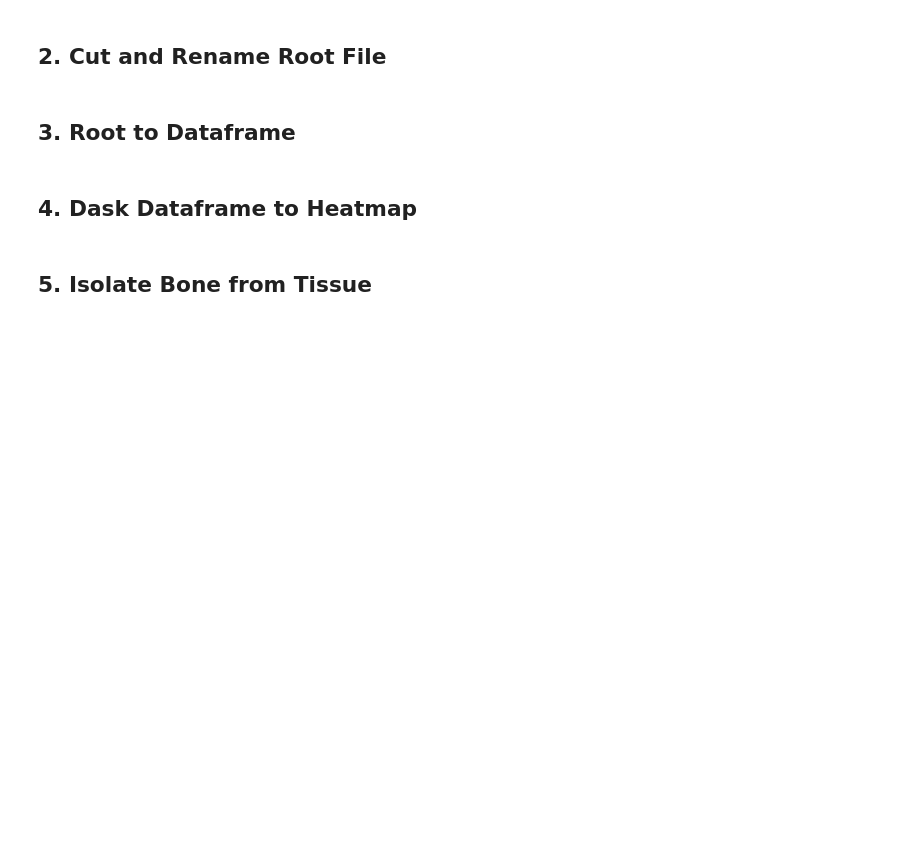
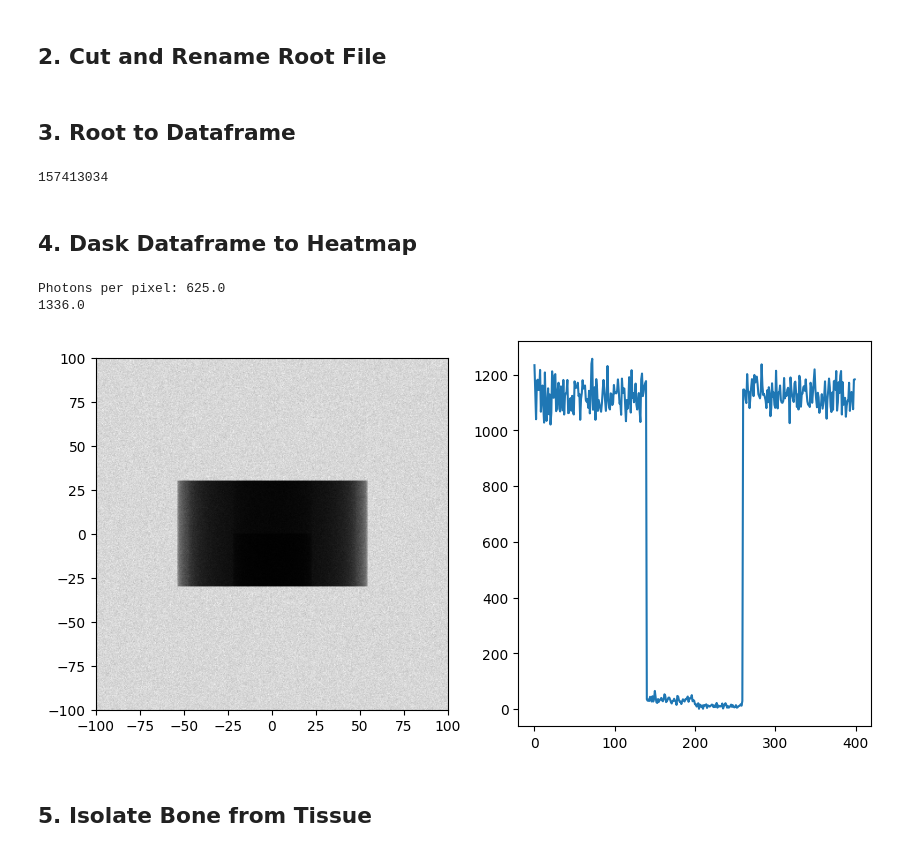
Before and after one commit to miguelcomett/G4_IFI-Team_2024, a Jupyter notebook: miguelcomett/Radiography_Processing.ipynb, the cells around one changed output. Drawn from its saved outputs; the diff is of its cells as text; code cells hidden in the pictures; blank space fills up the shorter version.

```diff
--- a/miguelcomett/Radiography_Processing.ipynb
+++ b/miguelcomett/Radiography_Processing.ipynb
@@ -130,7 +130,7 @@ def root_to_dask(directory, root_name_starts, tree_name, x_branch, y_branch):
         return dask_df
 # %%
 directory = 'RESULTS/'
-root_name_starts = "merge0"
+root_name_starts = "double_40k_100M"
 
 tree_name = "Photons"
 x_branch  = "X_axis"
@@ -140,6 +140,10 @@ dataframe = root_to_dask(directory, root_name_starts, tree_name, x_branch, y_bra
 
 x_data = dataframe[x_branch].to_dask_array(lengths=True)
 y_data = dataframe[y_branch].to_dask_array(lengths=True)
+# %%
+len(x_data)
+# %% [output]
+157413034
 # %% [markdown]
 ## 4. Dask Dataframe to Heatmap
 # %%
@@ -148,20 +152,30 @@ import numpy as np
 import dask.array as da
 import dask.dataframe as dd
 
-def heatmap_array_dask(x_data, y_data, size, num, save_as):
+def heatmap_array_dask(x_data, y_data, size, save_as):
 
-    set_bins = np.arange(-size, size + 1, size/num)
+    pixel_size = 0.5 # mm
+    set_bins = np.arange(-size, size + pixel_size, pixel_size)
     heatmap, x_edges, y_edges = da.histogram2d(x_data, y_data, bins = [set_bins, set_bins])
     heatmap = heatmap.T
     heatmap = np.rot90(heatmap, 2)
+    # print(heatmap.shape)
 
-    # print(heatmap.shape)
+    maplength = 100 #mm
+    particles_num = 100 * 1e6
+    pixel_array = np.arange(-maplength, maplength, pixel_size)
+    # print(pixel_array.shape)
+    pixel_num = len(pixel_array) ** 2
+    I0 = particles_num / pixel_num #particles per pixel
+    print('Photons per pixel:', I0)
 
     heatmap = heatmap.compute()
     x_edges = x_edges.compute()
     y_edges = y_edges.compute()
 
-    normal_map = 1 - heatmap / np.max(heatmap)
+    print(np.max(heatmap))
+    # normal_map = 1 - heatmap / np.max(heatmap)
+    normal_map = heatmap
 
     columns = heatmap.shape[1]
     column_i = int(columns * 0.1)
@@ -175,13 +189,13 @@ def heatmap_array_dask(x_data, y_data, size, num, save_as):
     maxi = maxi * 1.1
     # print('altura de ruido:', round(maxi, 4))
 
-    normal_map[normal_map < maxi] = 0
+    # normal_map[normal_map < maxi] = 0
 
     plt.figure(figsize = (10, 5))
 
     plt.subplot(1, 2, 1)
     plt.imshow(normal_map, cmap = 'gray', extent = [x_edges[0], x_edges[-1], y_edges[0], y_edges[-1]])
-    plt.axis('off')
+    # plt.axis('off')
     if save_as != '': plt.savefig('Results/' + save_as + '.png', bbox_inches = 'tight', dpi = 900)
 
     plt.subplot(1, 2, 2)
@@ -189,12 +203,15 @@ def heatmap_array_dask(x_data, y_data, size, num, save_as):
 
     return normal_map, x_edges, y_edges
 # %%
-size = 60
-bins = 120
+size = 100
 
-save_as = 'a'
+save_as = ''
 
-htmp_array, xlim, ylim = heatmap_array_dask(x_data, y_data, size, bins, save_as)
+htmp_array, xlim, ylim = heatmap_array_dask(x_data, y_data, size, save_as)
+# %% [output]
+Photons per pixel: 625.0
+1336.0
+[figure, added]
 # %% [markdown]
 ## 5. Isolate Bone from Tissue
 # %%
```
Also changed, not shown: parts of 2 cells of this notebook, 13 other files.
